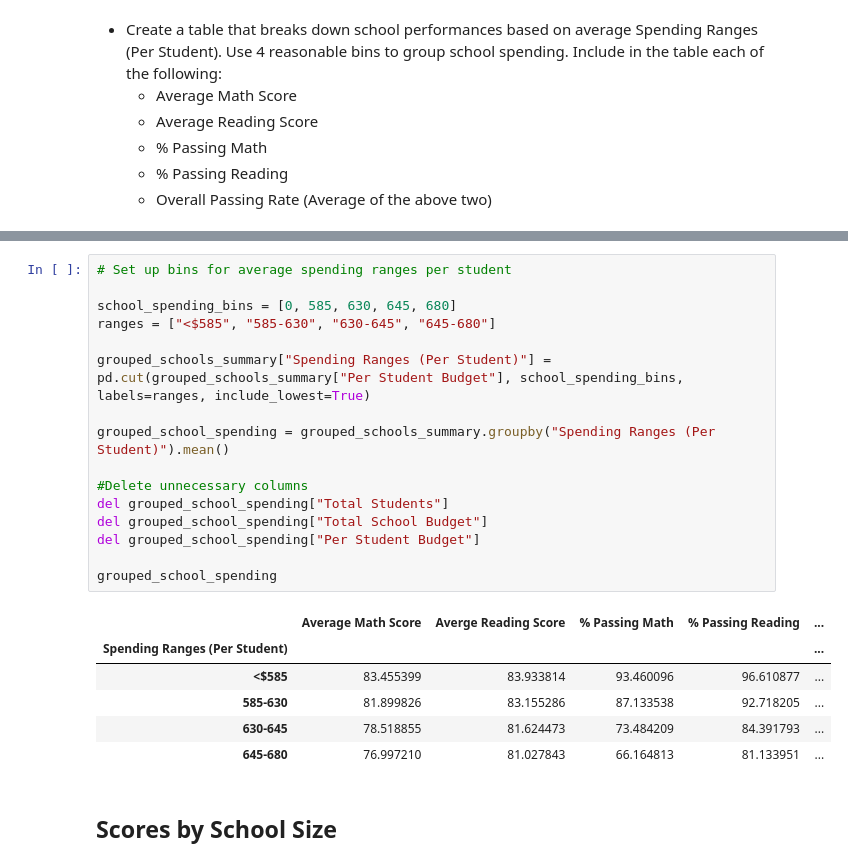
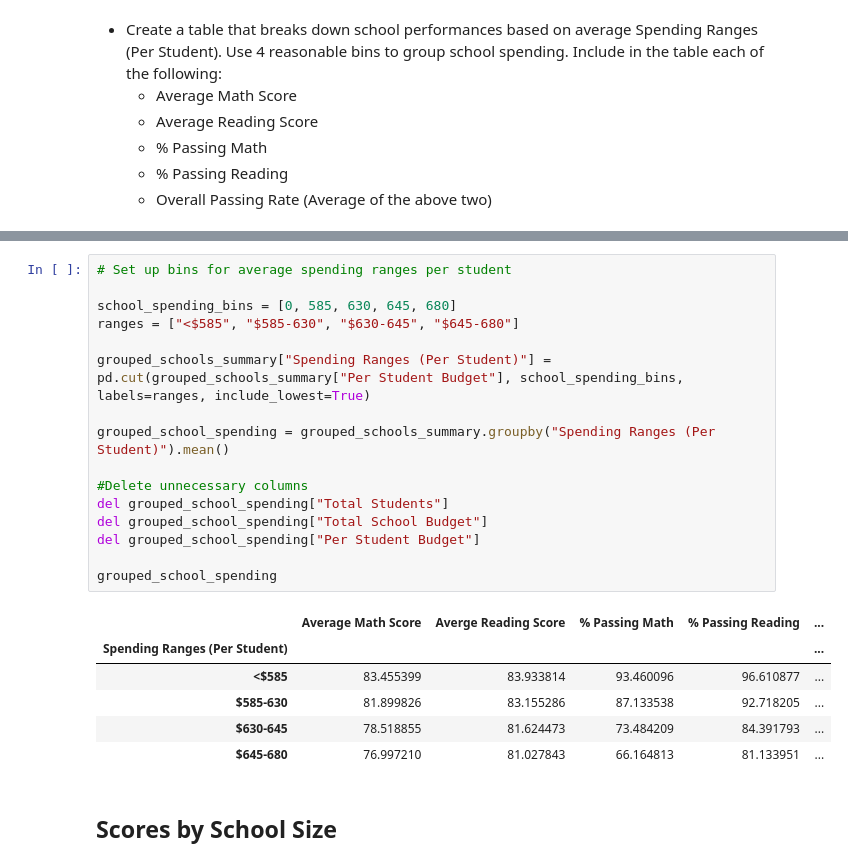
Before and after one commit to norojordan/Pandas-Challenge, a Jupyter notebook: PyCitySchools/PyCitySchools_starter.ipynb, the cells around one changed output, grey strips where cells are left out. Cells and saved outputs as stored; diff of their text form.

```diff
--- a/PyCitySchools/PyCitySchools_starter.ipynb
+++ b/PyCitySchools/PyCitySchools_starter.ipynb
@@ -323,26 +344,26 @@ reading_scores_summary
 # %%
 # Set up bins for average spending ranges per student
 
 school_spending_bins = [0, 585, 630, 645, 680]
-ranges = ["<$585", "585-630", "630-645", "645-680"]
+ranges = ["<$585", "$585-630", "$630-645", "$645-680"]
 
 grouped_schools_summary["Spending Ranges (Per Student)"] = pd.cut(grouped_schools_summary["Per Student Budget"], school_spending_bins, labels=ranges, include_lowest=True)
 
 grouped_school_spending = grouped_schools_summary.groupby("Spending Ranges (Per Student)").mean()
 
 #Delete unnecessary columns
 del grouped_school_spending["Total Students"]
 del grouped_school_spending["Total School Budget"]
 del grouped_school_spending["Per Student Budget"]
 
 grouped_school_spending
 # %% [output]
 |  | Average Math Score | Averge Reading Score | % Passing Math | % Passing Reading | ... |
 | Spending Ranges (Per Student) |  |  |  |  | ... |
 | <$585 | 83.455399 | 83.933814 | 93.460096 | 96.610877 | ... |
-| 585-630 | 81.899826 | 83.155286 | 87.133538 | 92.718205 | ... |
-| 630-645 | 78.518855 | 81.624473 | 73.484209 | 84.391793 | ... |
-| 645-680 | 76.997210 | 81.027843 | 66.164813 | 81.133951 | ... |
+| $585-630 | 81.899826 | 83.155286 | 87.133538 | 92.718205 | ... |
+| $630-645 | 78.518855 | 81.624473 | 73.484209 | 84.391793 | ... |
+| $645-680 | 76.997210 | 81.027843 | 66.164813 | 81.133951 | ... |
 # %% [markdown]
 ## Scores by School Size
 # %% [markdown]
```
Also changed, not shown: parts of 9 cells of this notebook.
